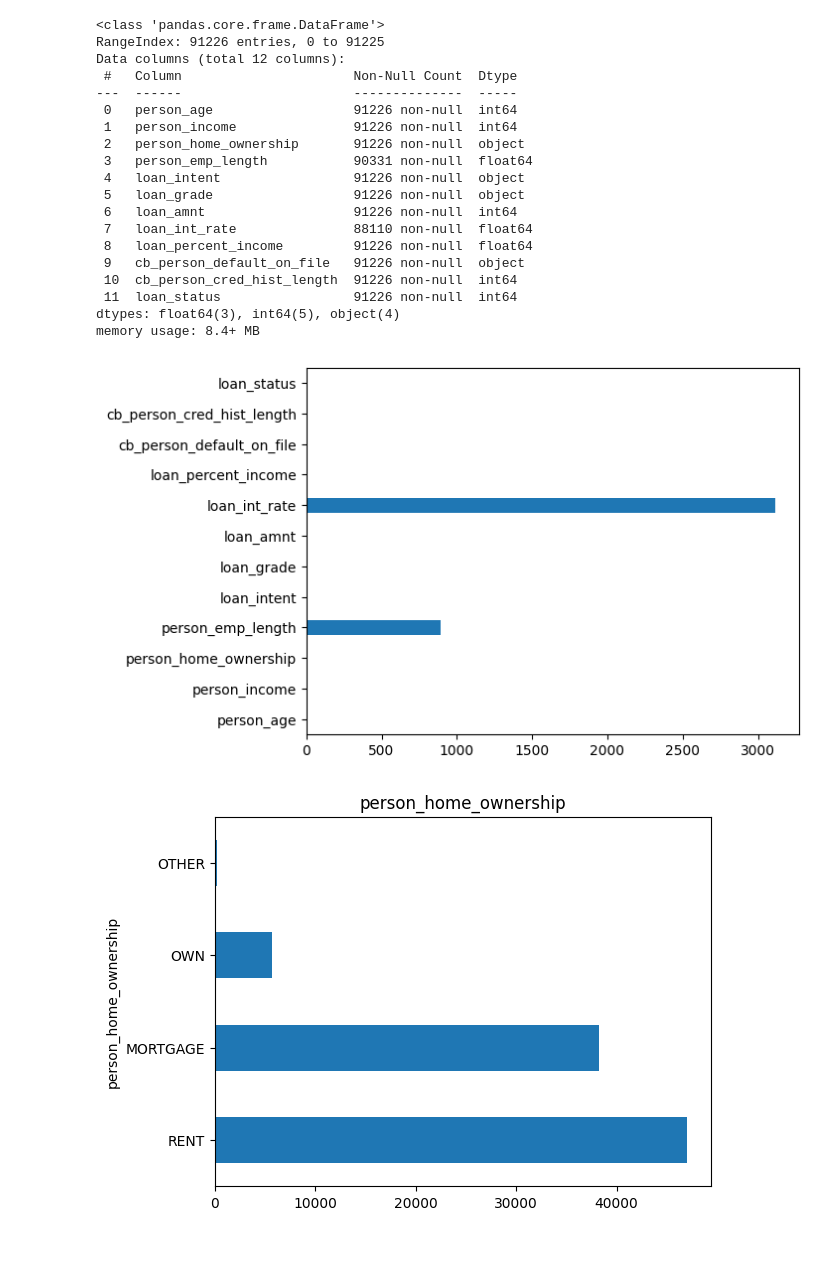
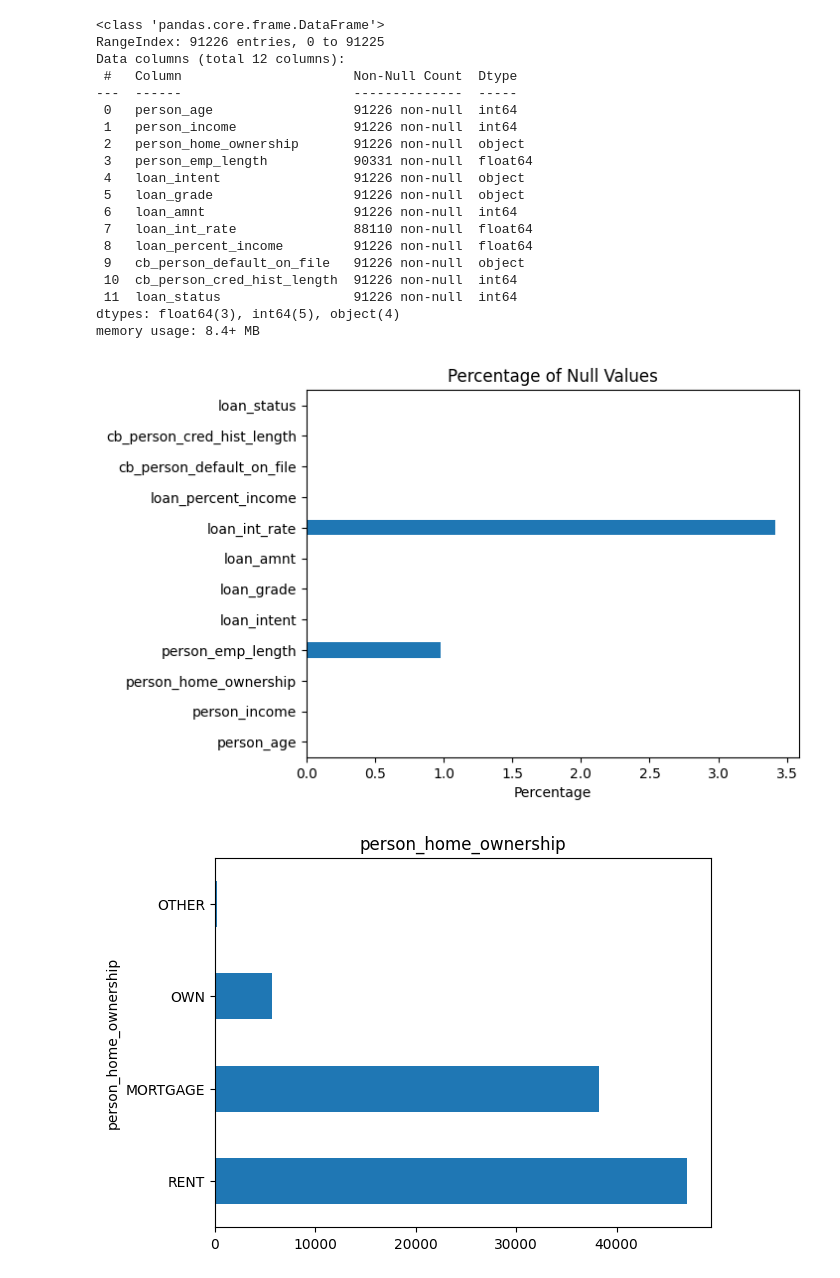
Before and after one commit to raydiwill/end-to-end-mleng, a Jupyter notebook: notebook/data_explore.ipynb, the cells around one changed output. Drawn from its saved outputs; the diff is of its cells as text; code cells hidden in the pictures; blank space fills up the shorter version.

```diff
--- a/notebook/data_explore.ipynb
+++ b/notebook/data_explore.ipynb
@@ -124,11 +125,16 @@ Data columns (total 12 columns):
  11  loan_status                 91226 non-null  int64
 dtypes: float64(3), int64(5), object(4)
 memory usage: 8.4+ MB
-# %%
-df.isnull().sum().plot(kind='barh')
-plt.show()
-# %% [output]
-[figure, removed]
+# %%
+# Calculate the percentage of null values for each column
+null_percentage = (df.isnull().sum() / len(df)) * 100
+
+# Plot the percentages
+null_percentage.plot(kind='barh', title='Percentage of Null Values')
+plt.xlabel('Percentage')
+plt.show()
+# %% [output]
+[figure, added]
 # %%
 # Select object columns
 object_columns = df.select_dtypes(include=['object']).columns
```
Also changed, not shown: parts of 2 cells of this notebook.
